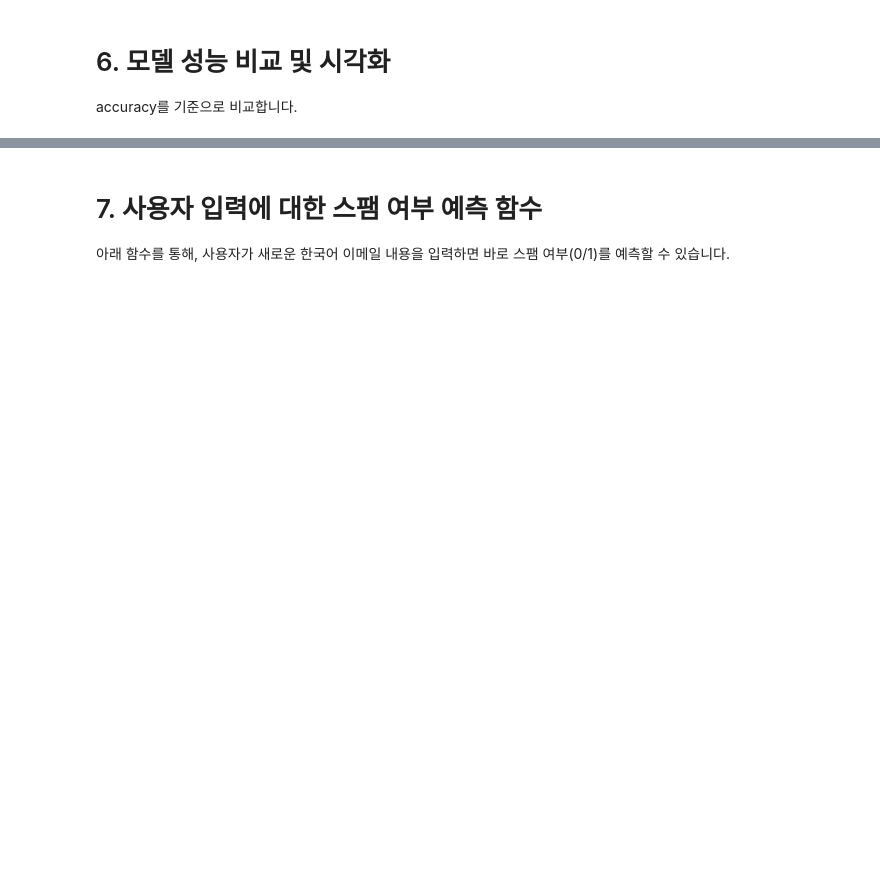
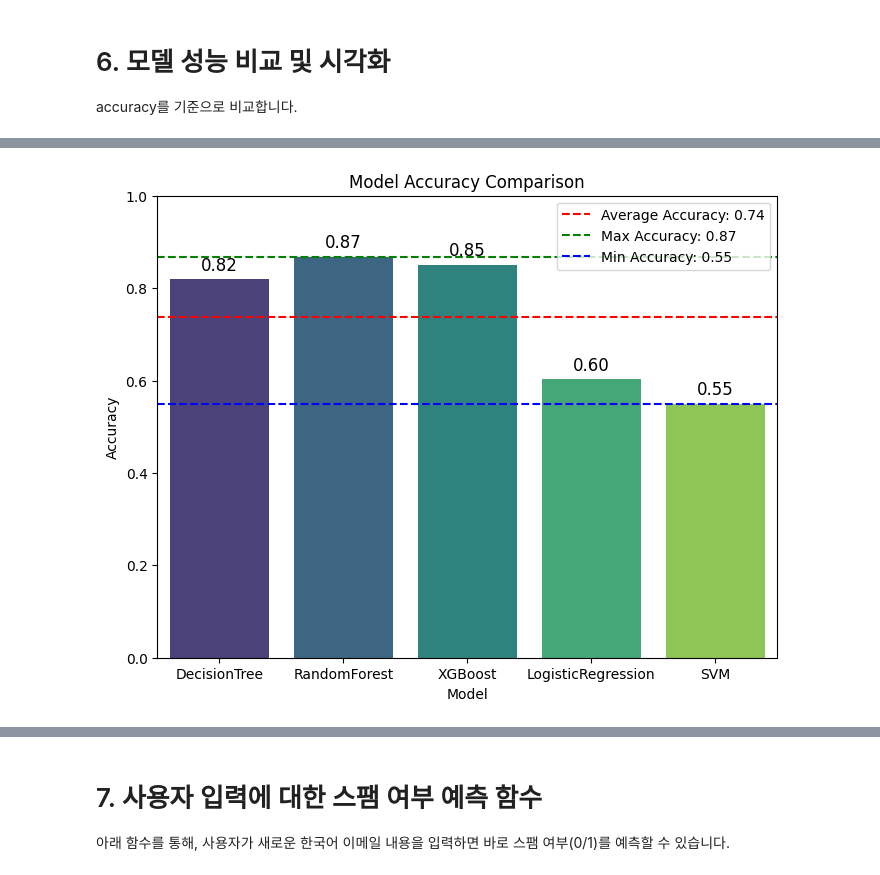
Before and after one commit to KoYejune0302/bob-spam-email, a Jupyter notebook: spam-email-filtering.ipynb, the cells around one changed output, grey strips where cells are left out. Cells and saved outputs as stored; diff of their text form; code cells hidden in the pictures; blank space fills up the shorter version.

```diff
--- a/spam-email-filtering.ipynb
+++ b/spam-email-filtering.ipynb
@@ -281,19 +338,3 @@ Confusion Matrix:
 # %% [markdown]
 # 6. 모델 성능 비교 및 시각화
 accuracy를 기준으로 비교합니다.
-# %%
-model_names = list(results.keys())
-accuracy_scores = list(results.values())
-
-plt.figure(figsize=(6,4))
-sns.barplot(x=model_names, y=accuracy_scores)
-plt.title("Model Accuracy Comparison")
-plt.ylim([0,1])
-for i, v in enumerate(accuracy_scores):
-    plt.text(i, v+0.01, f"{v:.2f}", ha='center')
-plt.show()
-
-best_model_name = max(results, key=results.get)
-best_model_score = results[best_model_name]
-
-print(f"가장 높은 정확도를 보인 모델: {best_model_name} (정확도: {best_model_score:.4f})")
@@ -343,0 +341,73 @@ MemoryError: Unable to allocate 167. GiB for an array with shape (50256, 447173)
+# %%
+import numpy as np
+
+# Calculate summary statistics for model accuracies
+model_names = list(results.keys())
+accuracy_scores = list(results.values())
+
+avg_accuracy = np.mean(accuracy_scores)
+max_accuracy = np.max(accuracy_scores)
+min_accuracy = np.min(accuracy_scores)
+
+plt.figure(figsize=(8,6))
+sns.barplot(x=model_names, y=accuracy_scores, palette='viridis')
+plt.title("Model Accuracy Comparison")
+plt.xlabel("Model")
+plt.ylabel("Accuracy")
+plt.ylim(0, 1.0)
+for i, v in enumerate(accuracy_scores):
+    plt.text(i, v+0.02, f"{v:.2f}", ha='center', fontsize=12)
+
+# Plot horizontal lines for average, maximum, and minimum accuracy
+plt.axhline(avg_accuracy, color='red', linestyle='--', label=f"Average Accuracy: {avg_accuracy:.2f}")
+plt.axhline(max_accuracy, color='green', linestyle='--', label=f"Max Accuracy: {max_accuracy:.2f}")
+plt.axhline(min_accuracy, color='blue', linestyle='--', label=f"Min Accuracy: {min_accuracy:.2f}")
+plt.legend()
+plt.show()
+
+print("Model Accuracy Summary:")
+print(f"Average Accuracy: {avg_accuracy:.4f}")
+print(f"Max Accuracy: {max_accuracy:.4f}")
+print(f"Min Accuracy: {min_accuracy:.4f}")
+
+# %%
+# Decision Boundary Visualization for the Best Model
+from sklearn.decomposition import PCA
+from sklearn.base import clone
+
+best_model_name = max(results, key=results.get)
+best_model_score = results[best_model_name]
+print(f"\nBest model: {best_model_name} (Accuracy: {best_model_score:.4f})")
+
+# Retrieve the best model from the dictionary
+best_model = models[best_model_name]
+
+# Reduce feature space to 2 dimensions using PCA
+pca = PCA(n_components=2)
+X_train_pca = pca.fit_transform(X_train)
+X_test_pca = pca.transform(X_test)
+
+# Clone and retrain the best model on the PCA-transformed data for visualization
+best_model_2d = clone(best_model)
+best_model_2d.fit(X_train_pca, y_train)
+
+# Create a mesh grid with a coarser resolution to avoid memory issues
+step_size = 0.5
+x_min, x_max = X_train_pca[:, 0].min() - 1, X_train_pca[:, 0].max() + 1
+y_min, y_max = X_train_pca[:, 1].min() - 1, X_train_pca[:, 1].max() + 1
+xx, yy = np.meshgrid(np.arange(x_min, x_max, step_size),
+                     np.arange(y_min, y_max, step_size))
+
+# Predict for each point in the mesh grid
+Z = best_model_2d.predict(np.c_[xx.ravel(), yy.ravel()])
+Z = Z.reshape(xx.shape)
+
+plt.figure(figsize=(10,6))
+plt.contourf(xx, yy, Z, alpha=0.4, cmap=plt.cm.coolwarm)
+plt.scatter(X_train_pca[:, 0], X_train_pca[:, 1], c=y_train, s=20, edgecolor='k', label='Training Data')
+plt.title(f"Decision Boundary in PCA Space - Best Model: {best_model_name}")
+plt.xlabel("PCA Component 1")
+plt.ylabel("PCA Component 2")
+plt.legend()
+plt.show()
+# %% [output]
@@ -343,0 +417 @@ MemoryError: Unable to allocate 167. GiB for an array with shape (50256, 447173)
+[figure, added]
```
Also changed, not shown: parts of 14 cells of this notebook.
